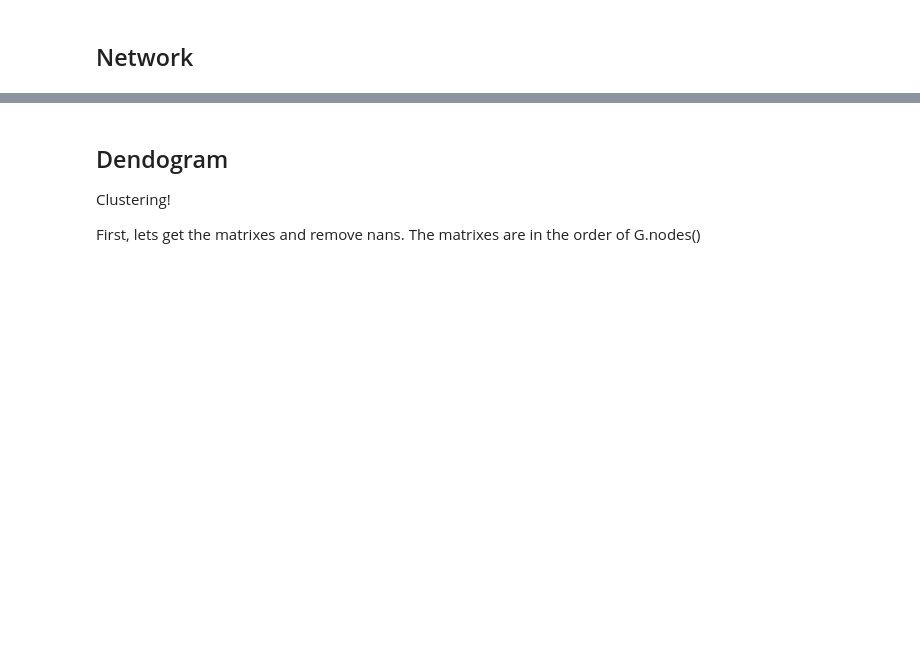
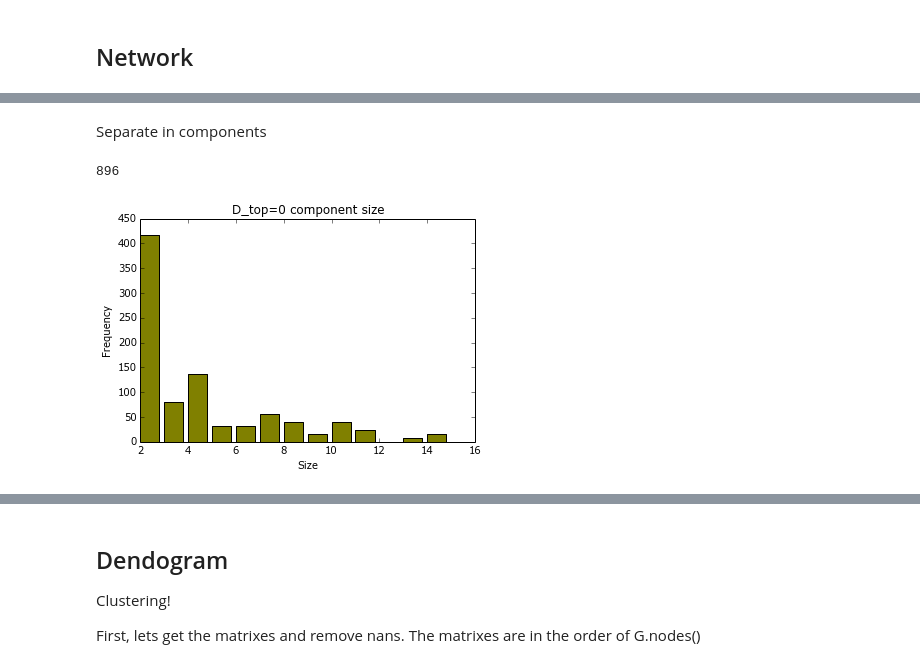
Before and after one commit to mar-esther23/CircuitsAnalyses, a Jupyter notebook: Analysis5nodes.ipynb, the cells around one changed output, grey strips where cells are left out. Drawn from its saved outputs; the diff is of its cells as text; code cells hidden in the pictures; blank space fills up the shorter version.

Commit message:
Dtop=0 network and funloops

```diff
--- a/Analysis5nodes.ipynb
+++ b/Analysis5nodes.ipynb
@@ -36,7 +36,7 @@ with open("5nodos/Loops_Functionality.csv") as f:
     for line in f.readlines():
         line = line.strip().split(',')
         if line[-1] != '':
-            loops.append(   (line[0], line[1])   )
+            loops.append(   (int(line[0]), line[1])   )
             m = int(line[0][0])
             df_loops[line[1]][m] += 1
 df_loops
@@ -108,0 +109,8 @@ Separate d_top = 0
+# %%
+import networkx as nx
+
+G0 = nx.Graph()
+G0.add_edges_from(edges_0)
+len(G0.nodes())
+G0.edges(data=True)
+len(G0.nodes())
@@ -108,0 +121,10 @@ Separate d_top = 0
+# %%
+color = { 'C':'red', 'D':'green', 'E':'orange', 'F':'cyan',
+    'G':'purple', 'H':'brown', 'I':'olive', 'J':'blue' }
+
+for n in G0.nodes(): G0.node[n]['color']='grey'
+for n, m in loops:
+    if n in G0.nodes():
+        G0.node[n]['loop']=m
+        G0.node[n]['color']=color[m]
+G0.nodes(data=True)
@@ -108,0 +149,27 @@ Separate d_top = 0
+# %% [markdown]
+Separate in components
+# %%
+data0 = []
+for G in nx.connected_components(G0):
+    l = []
+    for n in G:
+        if 'loop' in G0.node[n]:
+            l.append(  G0.node[n]['loop']  )
+            m = int(str(n)[0])
+    l = ''.join(sorted(l))
+    if len(l)>0: data0.append([m, len(G), l])
+len(data0)
+# %% [output]
+896
+# %%
+sizes = [d[1] for d in data0]
+sizes = {s:sizes.count(s) for s in set(sizes)}
+sizes
+
+plt.bar(list(sizes.keys()), list(sizes.values()), color='olive' )
+plt.title("D_top=0 component size")
+plt.xlabel("Size")
+plt.ylabel("Frequency")
+plt.show()
+# %% [output]
+[figure, added]
```
Also changed, not shown: parts of 13 cells of this notebook, 1 other file.
